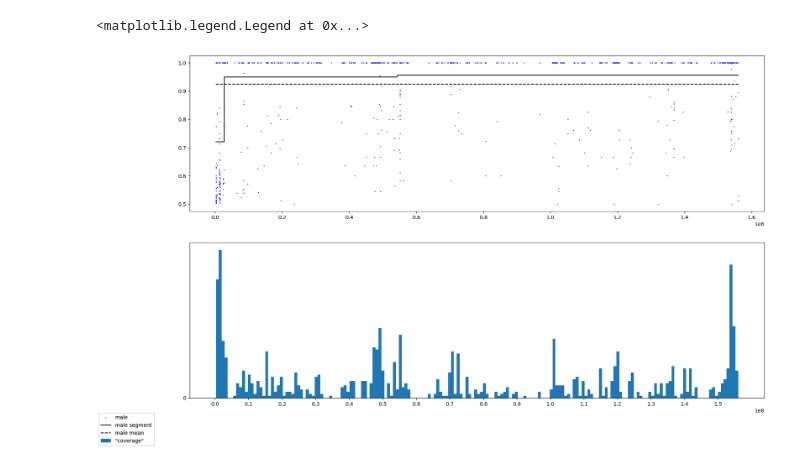
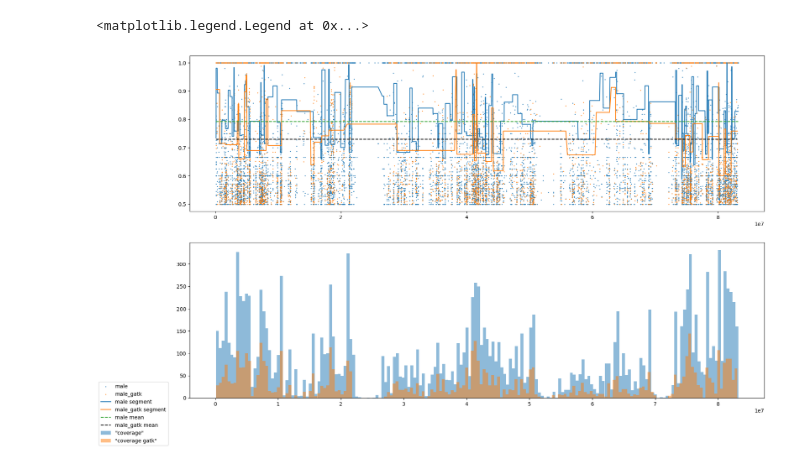
Before and after one commit to wwoskie/HaploGone, a Jupyter notebook: code/examples.ipynb, the cells around one changed output. Drawn from its saved outputs; the diff is of its cells as text; code cells hidden in the pictures.

```diff
--- a/code/examples.ipynb
+++ b/code/examples.ipynb
@@ -14,3 +17,6 @@ male = read_vcf("../../bioinf_semester_project/data/sample_2/gatk_called.vcf")
 # %%
 female = process_vcf_baf(female)
 male = process_vcf_baf(male)
+
+female_gatk = process_vcf_baf(female_gatk)
+male_gatk = process_vcf_baf(male_gatk)
@@ -61,3 +22,0 @@ female.groupby("#CHROM").agg({"BAF": "mean"})
-# %%
-female = segment_baf(female[female["#CHROM"] == "chrX"], shuffles=10000, p=1e-100)
-male = segment_baf(male[male["#CHROM"] == "chrX"], shuffles=10000, p=1e-100)
@@ -84,0 +23,14 @@ female["BAF_segment"].unique().shape
+# %%
+female = segment_baf(female[female["#CHROM"] == "chr17"], shuffles=5000, p=1e-100)
+male = segment_baf(male[male["#CHROM"] == "chr17"], shuffles=5000, p=1e-100)
+print(female["BAF_segment"].unique().shape)
+print(male["BAF_segment"].unique().shape)
+
+female_gatk = segment_baf(
+    female_gatk[female_gatk["#CHROM"] == "chr17"], shuffles=5000, p=1e-100
+)
+male_gatk = segment_baf(
+    male_gatk[male_gatk["#CHROM"] == "chr17"], shuffles=5000, p=1e-100
+)
+print(female_gatk["BAF_segment"].unique().shape)
+print(male_gatk["BAF_segment"].unique().shape)
@@ -139,41 +139,60 @@ ax1 = fig.add_subplot(211)
 ax2 = fig.add_subplot(212)
 
 ax1.scatter(
     df_vcf["POS"],
     df_vcf["BAF"],
     s=0.6,
-    c="b",
+    # c="b",
     marker="o",
     label=f"{gender}",
+)
+
+ax1.scatter(
+    male_gatk["POS"],
+    male_gatk["BAF"],
+    s=0.6,
+    # c="b",
+    marker="o",
+    label=f"male_gatk",
 )
 
 ax1.plot(
     df_vcf["POS"],
     df_vcf["BAF_segment"],
-    c="black",
+    # c="black",
     label=f"{gender} segment",
+)
+
+ax1.plot(
+    male_gatk["POS"],
+    male_gatk["BAF_segment"],
+    # c="black",
+    label=f"male_gatk segment",
 )
 
 ax1.plot(
     df_vcf["POS"],
     np.full(len(df_vcf["POS"]), np.mean(df_vcf["BAF_segment"])),
-    c="black",
+    # c="black",
     label=f"{gender} mean",
     linestyle="--",
 )
 
-ax2.hist(
-    df_vcf["POS"],
-    bins=180,
-    label=f'"coverage"',
+ax1.plot(
+    male_gatk["POS"],
+    np.full(len(male_gatk["POS"]), np.mean(male_gatk["BAF_segment"])),
+    c="black",
+    label=f"male_gatk mean",
+    linestyle="--",
 )
+
+ax2.hist(df_vcf["POS"], bins=180, label=f'"coverage"', alpha=0.5)
+
+ax2.hist(male_gatk["POS"], bins=180, label=f'"coverage gatk"', alpha=0.5)
 
 
 plt.xticks(np.arange(0, max(df_vcf["POS"]), step=1e7))
 fig.legend(loc="lower left")
-plt.xticks(np.arange(0, max(df_vcf["POS"]), step=1e7))
-plt.yticks(np.arange(0, 1))
-fig.legend(loc="lower left")
 # %% [output]
 <matplotlib.legend.Legend at 0x...>
-[figure, old version]
+[figure, new version]
```
Also changed, not shown: parts of 21 cells of this notebook.
